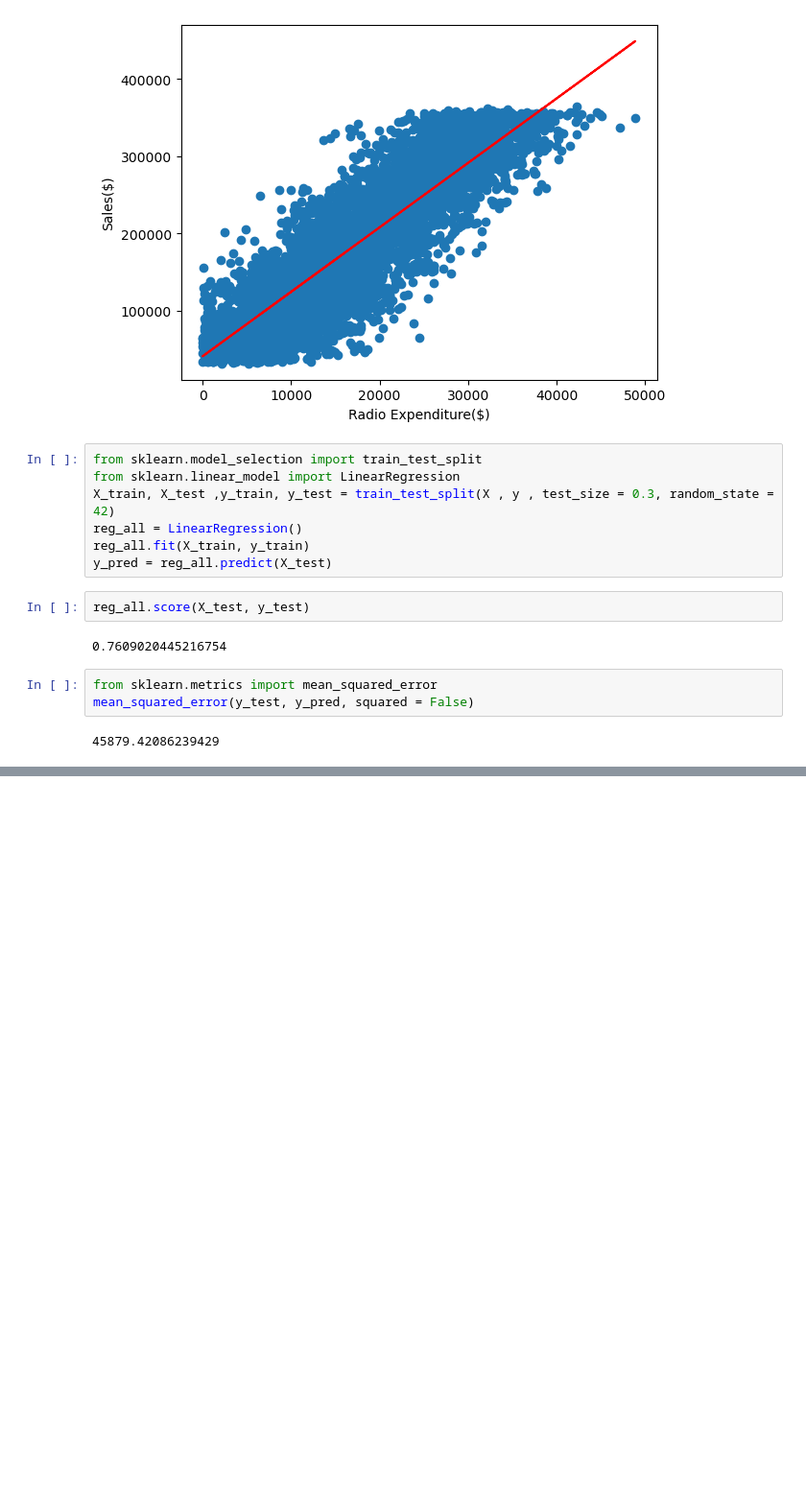
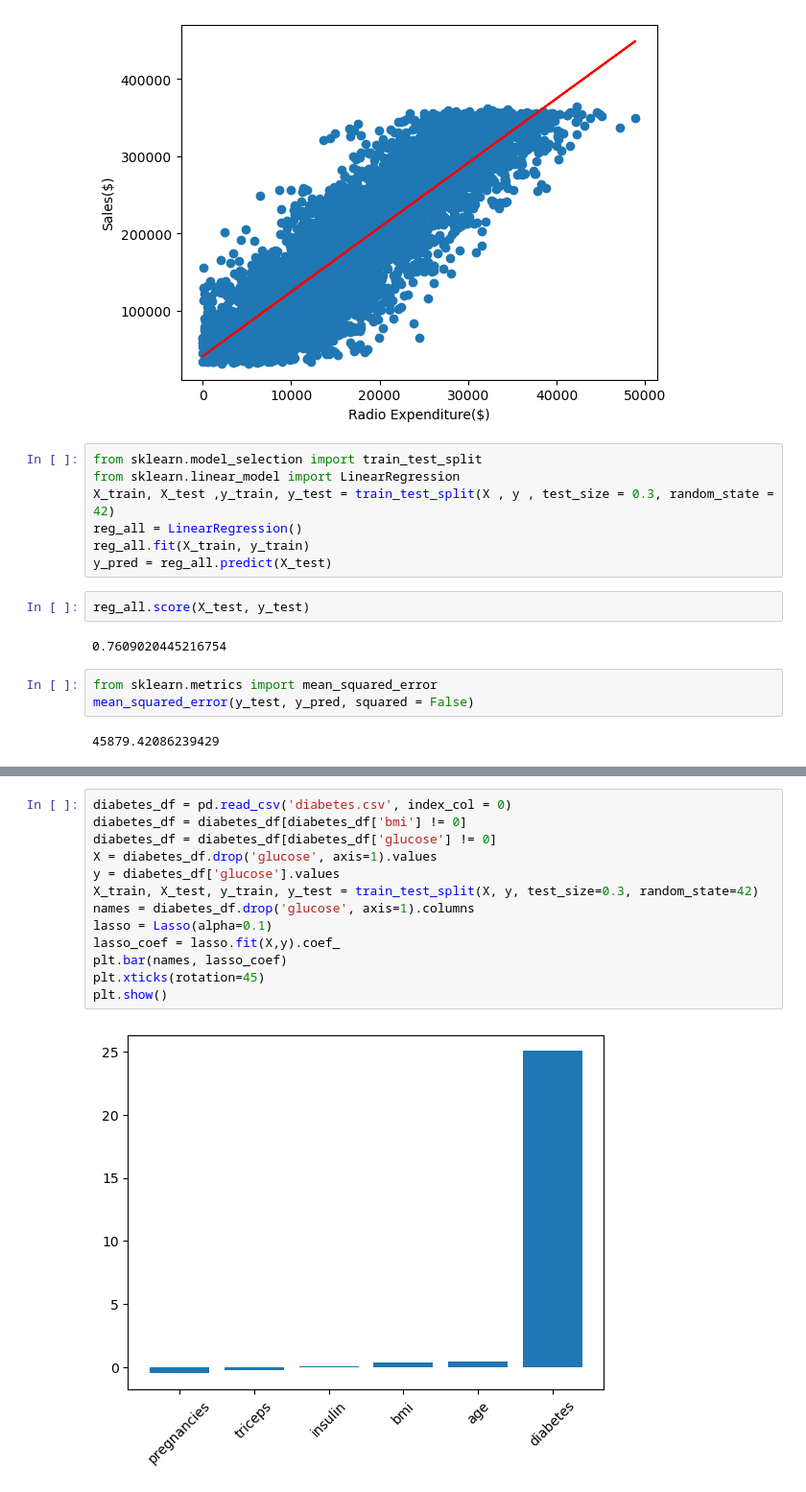
Before and after one commit to luphone04/DataScience, a Jupyter notebook: Week10/W9_LuPhoneMaw_6511157.ipynb, the cells around one changed output, grey strips where cells are left out. Shown at 96% size. Drawn from its saved outputs; the diff is of its cells as text; blank space fills up the shorter version.

```diff
--- a/Week10/W9_LuPhoneMaw_6511157.ipynb
+++ b/Week10/W9_LuPhoneMaw_6511157.ipynb
@@ -366,0 +400,15 @@ RMSE: 2884.2617806264802
+# %%
+diabetes_df = pd.read_csv('diabetes.csv', index_col = 0)
+diabetes_df = diabetes_df[diabetes_df['bmi'] != 0]
+diabetes_df = diabetes_df[diabetes_df['glucose'] != 0]
+X = diabetes_df.drop('glucose', axis=1).values
+y = diabetes_df['glucose'].values
+X_train, X_test, y_train, y_test = train_test_split(X, y, test_size=0.3, random_state=42)
+names = diabetes_df.drop('glucose', axis=1).columns
+lasso = Lasso(alpha=0.1)
+lasso_coef = lasso.fit(X,y).coef_
+plt.bar(names, lasso_coef)
+plt.xticks(rotation=45)
+plt.show()
+# %% [output]
+[figure, added]
```
Also changed, not shown: parts of 9 cells of this notebook, 8 other files.
